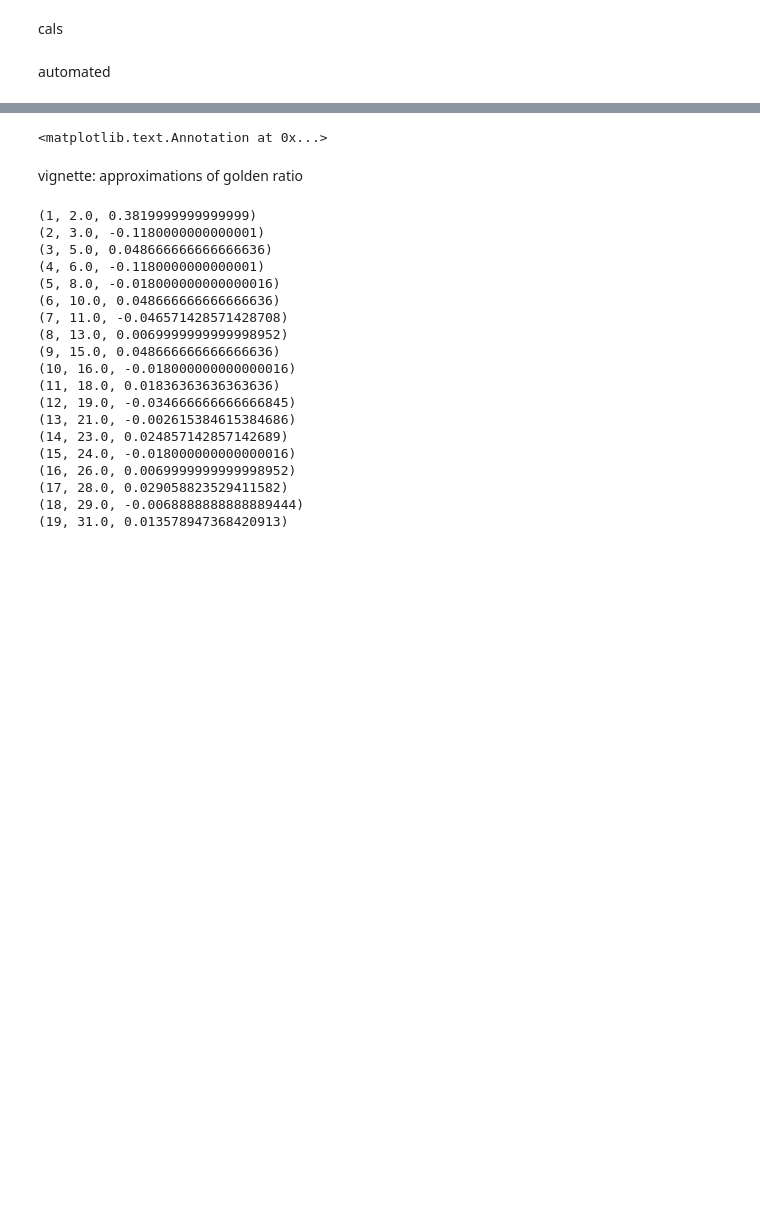
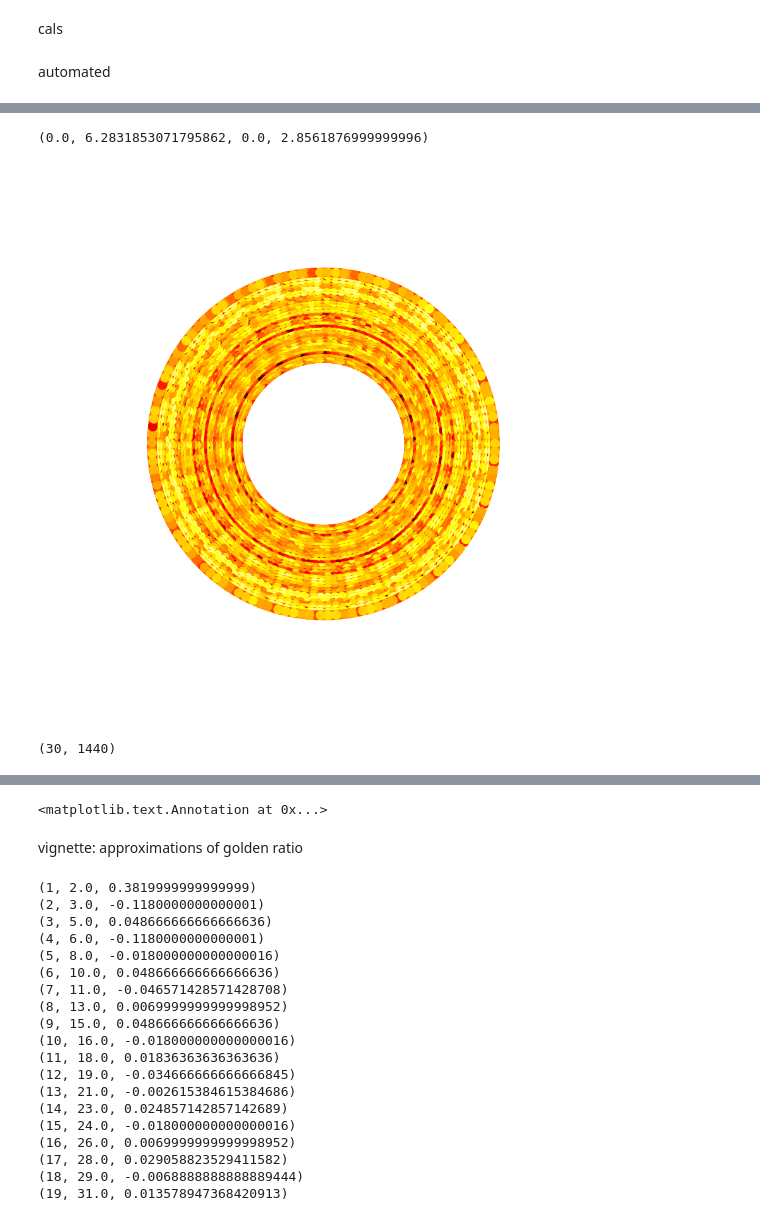
Before and after one commit to mikejseay/fit-time-series, a Jupyter notebook: time-series.ipynb, the cells around one changed output, grey strips where cells are left out. Cells and saved outputs as stored; diff of their text form; code cells hidden in the pictures; blank space fills up the shorter version.

```diff
--- a/time-series.ipynb
+++ b/time-series.ipynb
@@ -105,0 +213,15 @@ for name in extract_names:
+# %%
+# n_dates = len(date_list)
+f = plt.figure(figsize=(10, 10))
+ax = plt.subplot(111, projection='polar')
+ax.scatter(theta, r.T, c=data.values,
+           s=120, lw=0,
+           cmap='hot_r', vmin=40, vmax=140)
+plt.axis('off')
+# %% [output]
+(0.0, 6.2831853071795862, 0.0, 2.8561876999999996)
+[figure, added]
+# %%
+data.values.shape
+# %% [output]
+(30, 1440)
```
Also changed, not shown: parts of 27 cells of this notebook.
